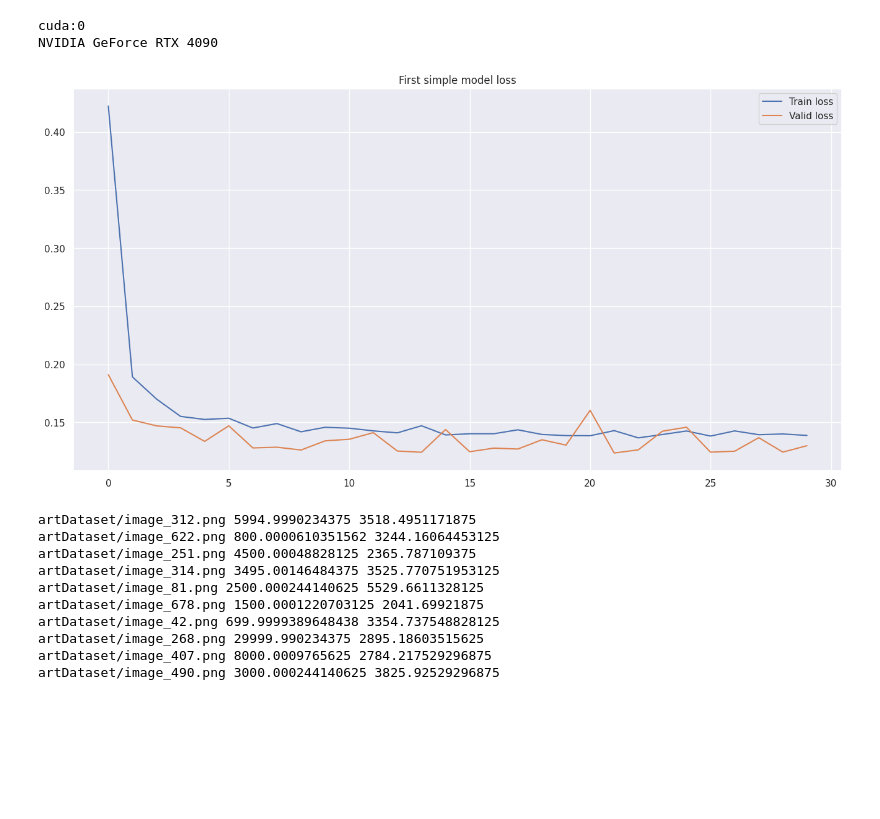
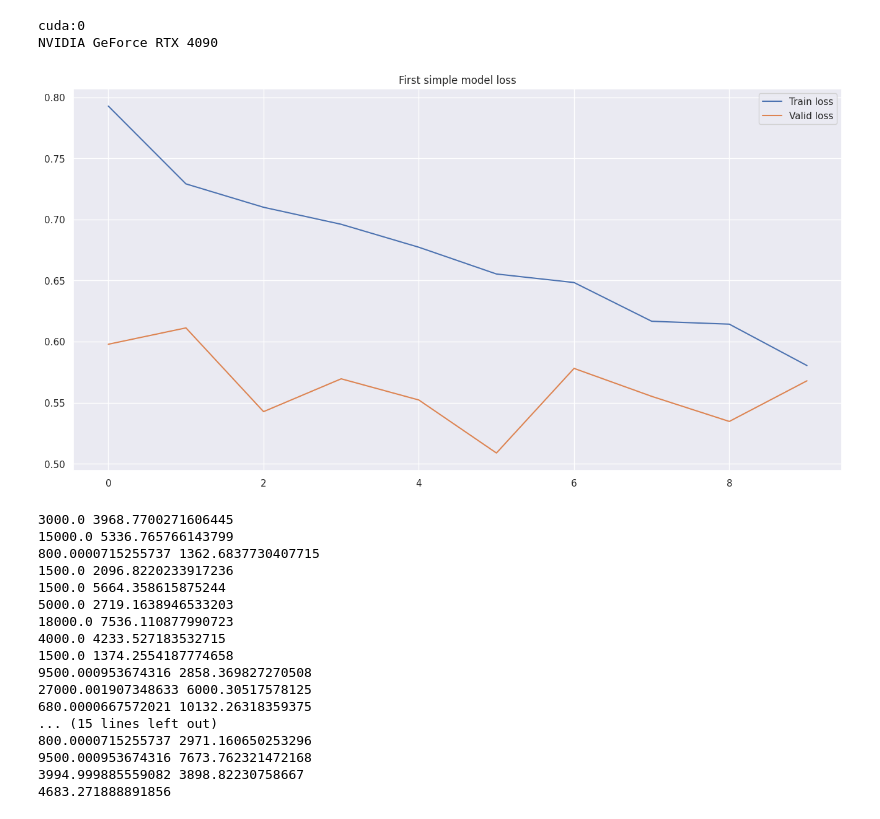
Before and after one commit to birshert/optical-monke-pon, a Jupyter notebook: Untitled.ipynb, the cells around one changed output. Cells and saved outputs as stored; diff of their text form; code cells hidden in the pictures; blank space fills up the shorter version.

```diff
--- a/Untitled.ipynb
+++ b/Untitled.ipynb
@@ -62,5 +174,6 @@ class ArtDataset(Dataset):
 # %%
 dataset = ArtDataset(df)
+dataset2 = ArtDataset2(df2)
 # %%
 dataset[0]
 # %% [output]
@@ -100,7 +233,7 @@ def train(model: nn.Module, data_loader: DataLoader, optimizer: Optimizer, loss_
 
         output = model(x)
 
-        loss = loss_fn(output, y)
+        loss = loss_fn(output.squeeze(), y)
 
         loss.backward()
 
@@ -126,7 +259,7 @@ def evaluate(model: nn.Module, data_loader: DataLoader, loss_fn, device: torch.d
 
         output = model(x)
 
-        loss = loss_fn(output, y)
+        loss = loss_fn(output.squeeze(), y)
 
         total_loss += loss.item()
 
@@ -188,7 +313,7 @@ device = torch.device('cuda:0' if torch.cuda.is_available() else 'cpu')
 print(device)
 print(torch.cuda.get_device_name())
 
-loss_fn = RMSLELoss()
+loss_fn = nn.L1Loss()
 # %% [output]
 cuda:0
 NVIDIA GeForce RTX 4090
@@ -203,43 +320,67 @@ valid_loader = DataLoader(valid_dataset, batch_size=32, shuffle=False, num_worke
 # %%
 from torch.optim import Adam
-from torchvision.models import resnet34, ResNet34_Weights
+from torchvision.models import resnet18, ResNet18_Weights
 from torch import nn
 
+train_dataset, valid_dataset = torch.utils.data.random_split(
+    dataset,
+    [int(len(dataset) * 0.9), len(dataset) - int(len(dataset) * 0.9)]
+)
 
-model = resnet34(weights=ResNet34_Weights.IMAGENET1K_V1)
+train_dataset = torch.utils.data.ConcatDataset((train_dataset, dataset2))
+
+train_loader = DataLoader(train_dataset, batch_size=32, shuffle=True, num_workers=8, pin_memory=True)
+valid_loader = DataLoader(valid_dataset, batch_size=32, shuffle=False, num_workers=8, pin_memory=True)
+
+model = resnet18(weights=ResNet18_Weights.IMAGENET1K_V1)
 
 model.fc = nn.Sequential(
-    nn.Linear(512, 512),
+    nn.Linear(512, 256),
     nn.LeakyReLU(),
-    nn.Linear(512, 1)
+    nn.Linear(256, 1)
 )
 
 model = model.to(device)
 
 optimizer = Adam(model.fc.parameters(), lr=1e-3)
 
-fit(model, train_loader, valid_loader, optimizer, loss_fn, device, 30, 'First simple model')
+fit(model, train_loader, valid_loader, optimizer, loss_fn, device, 10, 'First simple model')
 # %% [output]
-[figure, old version]
+[figure, new version]
 # %%
 def to_real_price(price):
-    return torch.exp(price).item()
+    return (torch.exp(price).item() - 1) * 1000
 
 model.eval()
 
+preds = []
+
 with torch.inference_mode():
-    for idx in range(10):
-        img, price, path = dataset.__getitem__(idx, path=True)
+    for idx in range(30):
+        img, price = valid_dataset.__getitem__(idx)
 
-        print(path, to_real_price(price), to_real_price(model(img.unsqueeze(0).cuda())))
+        pred = to_real_price(model(img.unsqueeze(0).cuda()))
+
+        print(to_real_price(price), pred)
+
+        preds.append(pred)
+
+print(np.mean(preds))
 # %% [output]
-artDataset/image_312.png 5994.9990234375 3518.4951171875
-artDataset/image_622.png 800.0000610351562 3244.16064453125
-artDataset/image_251.png 4500.00048828125 2365.787109375
-artDataset/image_314.png 3495.00146484375 3525.770751953125
-artDataset/image_81.png 2500.000244140625 5529.6611328125
-artDataset/image_678.png 1500.0001220703125 2041.69921875
-artDataset/image_42.png 699.9999389648438 3354.737548828125
-artDataset/image_268.png 29999.990234375 2895.18603515625
-artDataset/image_407.png 8000.0009765625 2784.217529296875
-artDataset/image_490.png 3000.000244140625 3825.92529296875
+3000.0 3968.7700271606445
+15000.0 5336.765766143799
+800.0000715255737 1362.6837730407715
+1500.0 2096.8220233917236
+1500.0 5664.358615875244
+5000.0 2719.1638946533203
+18000.0 7536.110877990723
+4000.0 4233.527183532715
+1500.0 1374.2554187774658
+9500.000953674316 2858.369827270508
+27000.001907348633 6000.30517578125
+680.0000667572021 10132.26318359375
+... (15 lines left out)
+800.0000715255737 2971.160650253296
+9500.000953674316 7673.762321472168
+3994.999885559082 3898.82230758667
+4683.271888891856
```
Also changed, not shown: parts of 27 cells of this notebook, 5 other files.
